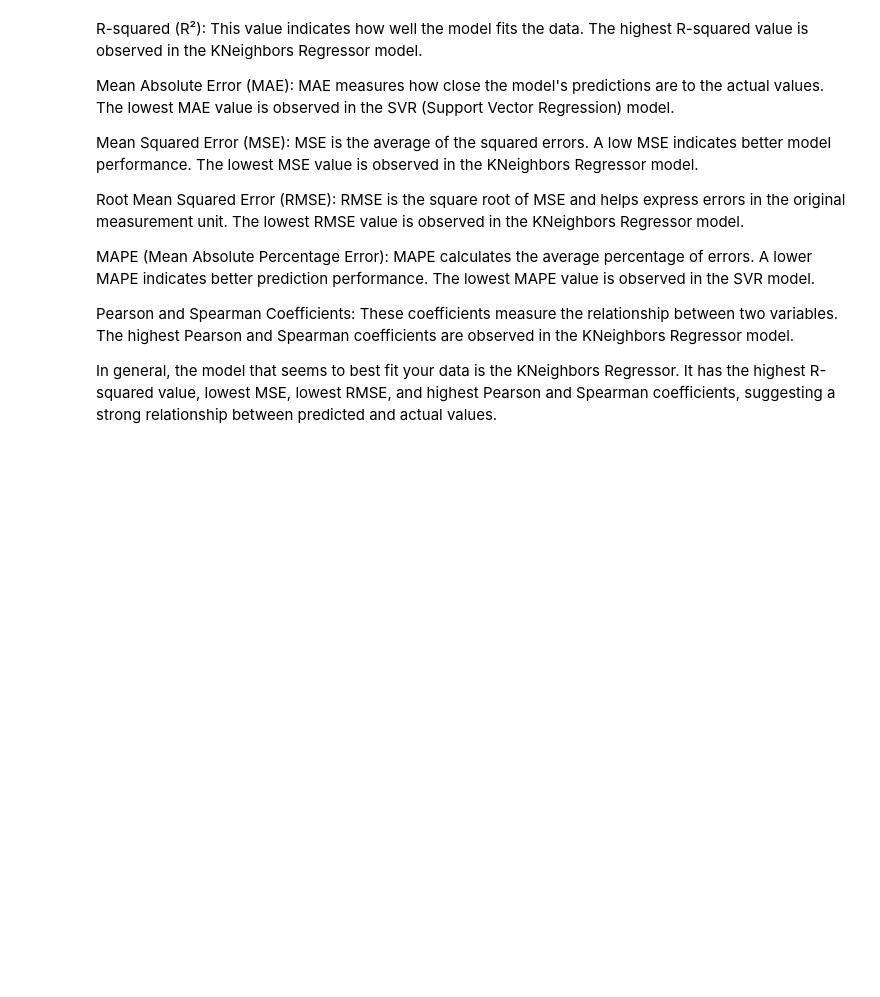
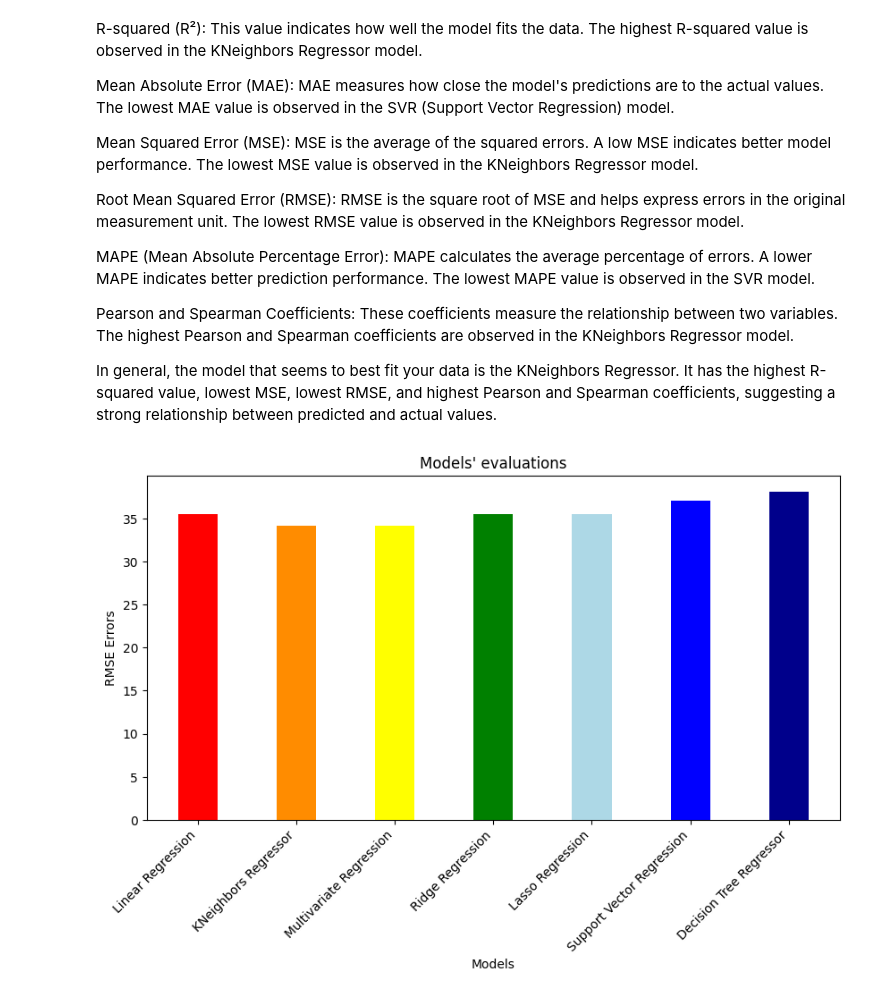
Before and after one commit to BenguBarisBalkan/AIN-311_Project, a Jupyter notebook: project_models.ipynb, the cells around one changed output. Drawn from its saved outputs; the diff is of its cells as text; code cells hidden in the pictures; blank space fills up the shorter version.

```diff
--- a/project_models.ipynb
+++ b/project_models.ipynb
@@ -706,0 +599,30 @@ In general, the model that seems to best fit your data is the KNeighbors Regress
+# %%
+models = ['Linear Regression',
+          'KNeighbors Regressor',
+          'Multivariate Regression',
+          'Ridge Regression',
+          'Lasso Regression',
+          'Support Vector Regression',
+          'Decision Tree Regressor']
+
+rmse_errors = [35.48,
+               34.12,
+               34.15,
+               35.48,
+               35.48,
+               37.03,
+               38.06]
+# %%
+fig = plt.figure(figsize = (10, 5))
+
+# creating the bar plot
+plt.bar(models, rmse_errors, color =['red', 'darkorange', 'yellow', 'green', 'lightblue', 'blue', 'darkblue', 'purple'],
+        width = 0.4)
+
+plt.xlabel("Models")
+plt.xticks(rotation=45, ha="right")
+plt.ylabel("RMSE Errors")
+plt.title("Models' evaluations")
+plt.show()
+# %% [output]
+[figure, added]
```
Also changed, not shown: parts of 23 cells of this notebook.
